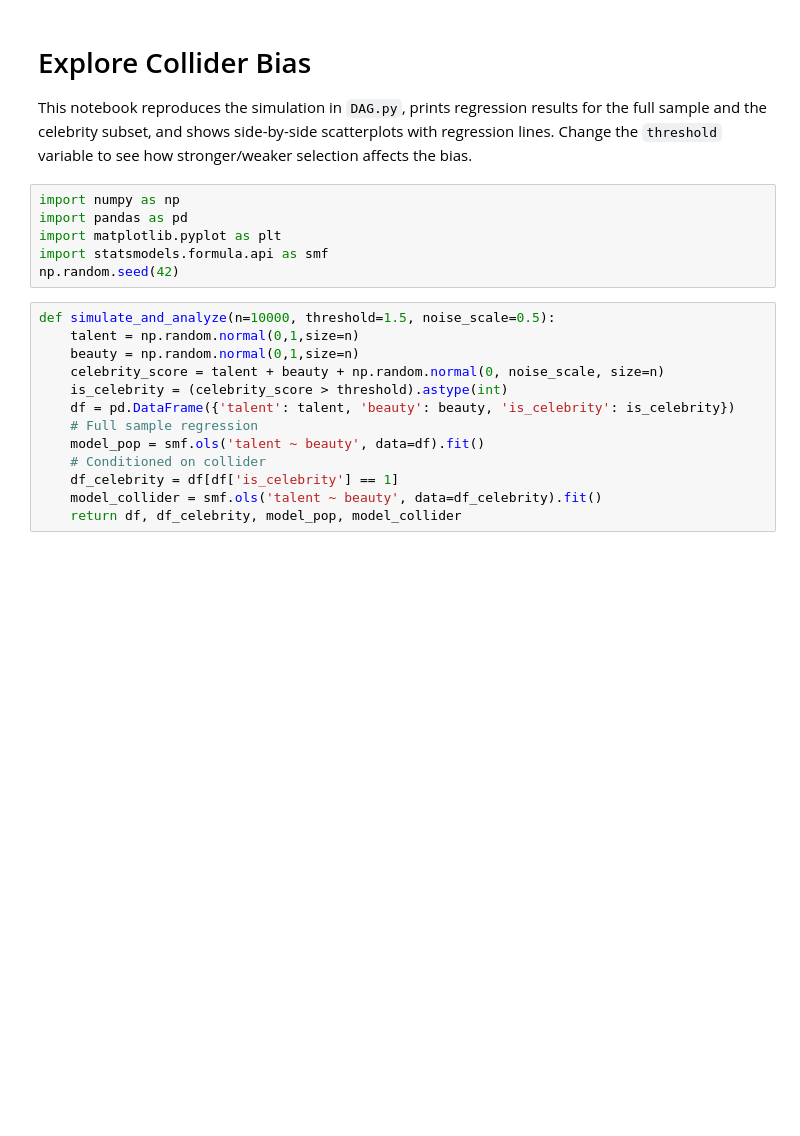
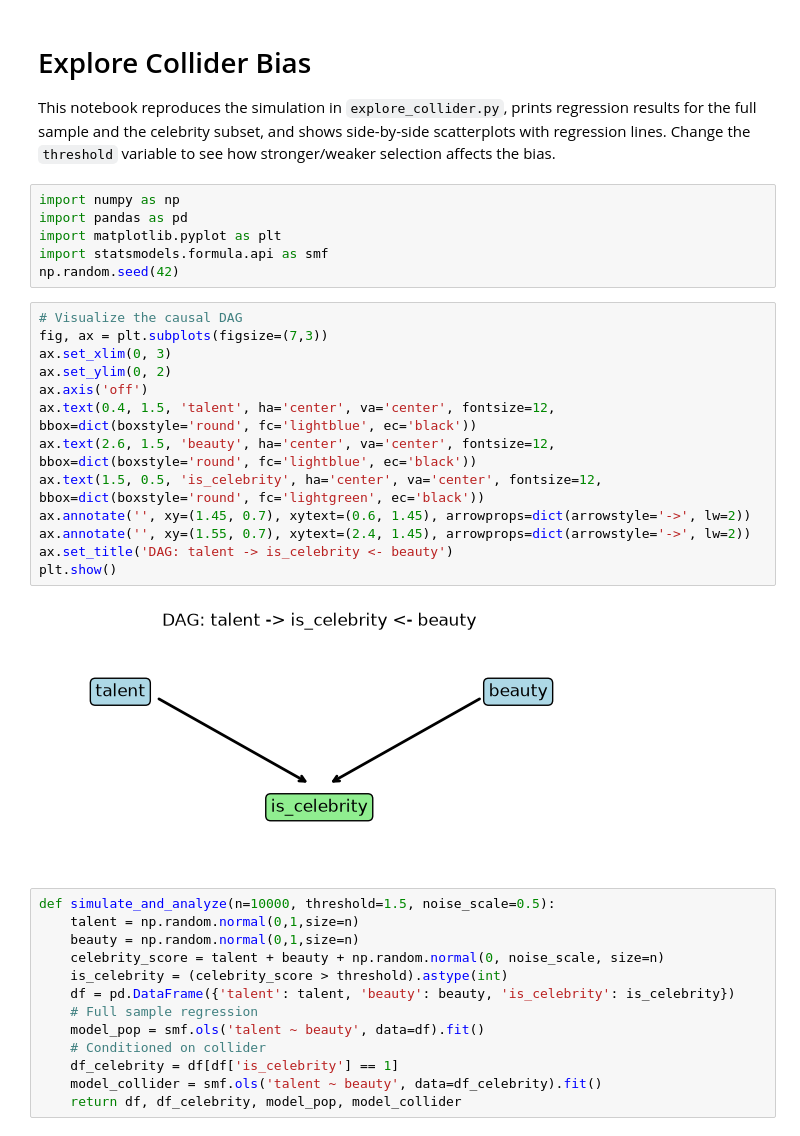
Before and after one commit to YoYo-JDCE/Causal-Inference, a Jupyter notebook: explore_collider.ipynb, the cells around one changed output. Cells and saved outputs as stored; diff of their text form; blank space fills up the shorter version.

Commit message:
add DAG diagram

```diff
--- a/explore_collider.ipynb
+++ b/explore_collider.ipynb
@@ -1,12 +1,27 @@
 # %% [markdown]
 # Explore Collider Bias
-This notebook reproduces the simulation in `DAG.py`, prints regression results for the full sample and the celebrity subset, and shows side-by-side scatterplots with regression lines. Change the `threshold` variable to see how stronger/weaker selection affects the bias.
+This notebook reproduces the simulation in `explore_collider.py`, prints regression results for the full sample and the celebrity subset, and shows side-by-side scatterplots with regression lines. Change the `threshold` variable to see how stronger/weaker selection affects the bias.
 # %%
 import numpy as np
 import pandas as pd
 import matplotlib.pyplot as plt
 import statsmodels.formula.api as smf
 np.random.seed(42)
+# %%
+# Visualize the causal DAG
+fig, ax = plt.subplots(figsize=(7,3))
+ax.set_xlim(0, 3)
+ax.set_ylim(0, 2)
+ax.axis('off')
+ax.text(0.4, 1.5, 'talent', ha='center', va='center', fontsize=12, bbox=dict(boxstyle='round', fc='lightblue', ec='black'))
+ax.text(2.6, 1.5, 'beauty', ha='center', va='center', fontsize=12, bbox=dict(boxstyle='round', fc='lightblue', ec='black'))
+ax.text(1.5, 0.5, 'is_celebrity', ha='center', va='center', fontsize=12, bbox=dict(boxstyle='round', fc='lightgreen', ec='black'))
+ax.annotate('', xy=(1.45, 0.7), xytext=(0.6, 1.45), arrowprops=dict(arrowstyle='->', lw=2))
+ax.annotate('', xy=(1.55, 0.7), xytext=(2.4, 1.45), arrowprops=dict(arrowstyle='->', lw=2))
+ax.set_title('DAG: talent -> is_celebrity <- beauty')
+plt.show()
+# %% [output]
+[figure, added]
 # %%
 def simulate_and_analyze(n=10000, threshold=1.5, noise_scale=0.5):
     talent = np.random.normal(0,1,size=n)
```
